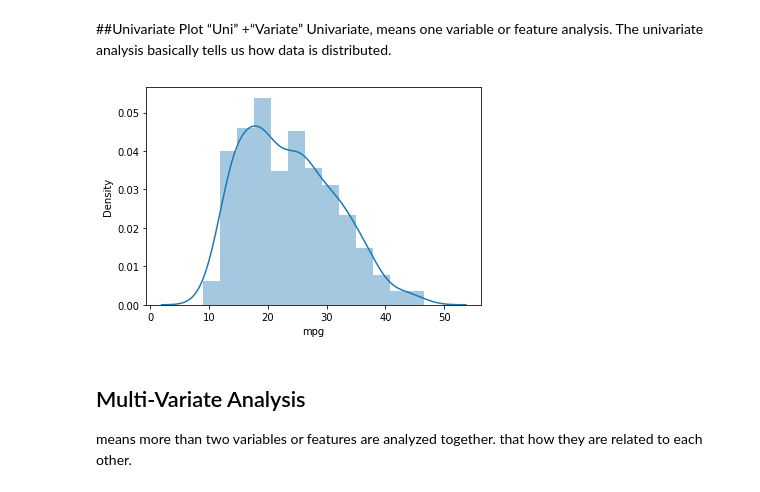
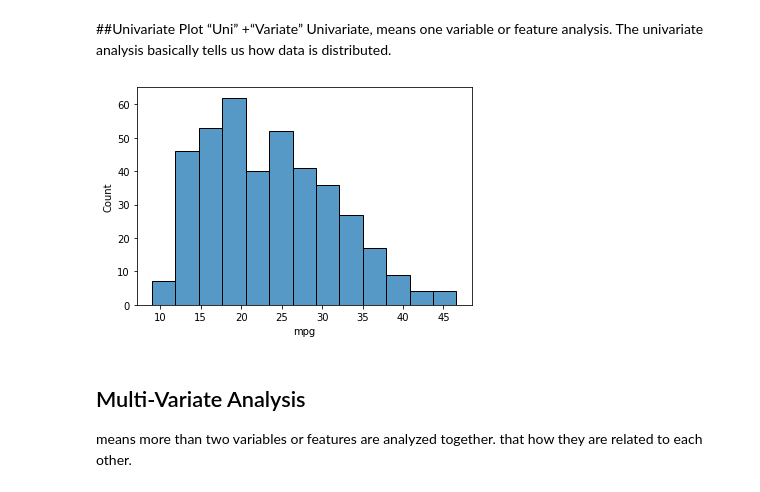
Before and after one commit to TejasOhlan/Car-Fuel-Economy-Prediction, a Jupyter notebook: LinearRegression.ipynb, the cells around one changed output. Drawn from its saved outputs; the diff is of its cells as text; code cells hidden in the pictures.

```diff
--- a/LinearRegression.ipynb
+++ b/LinearRegression.ipynb
@@ -173,9 +173,9 @@ Skewness is a measure of symmetry, or more precisely, the lack of symmetry. ...
 ##Univariate Plot
 “Uni” +“Variate”  Univariate, means one variable or feature analysis. The univariate analysis basically tells us how data is distributed.
 # %%
-sns_plot = sns.distplot(cData["mpg"])
+sns_plot = sns.histplot(cData["mpg"])
 # %% [output]
-[figure, old version]
+[figure, new version]
 # %% [markdown]
 ## Multi-Variate Analysis
 
```
